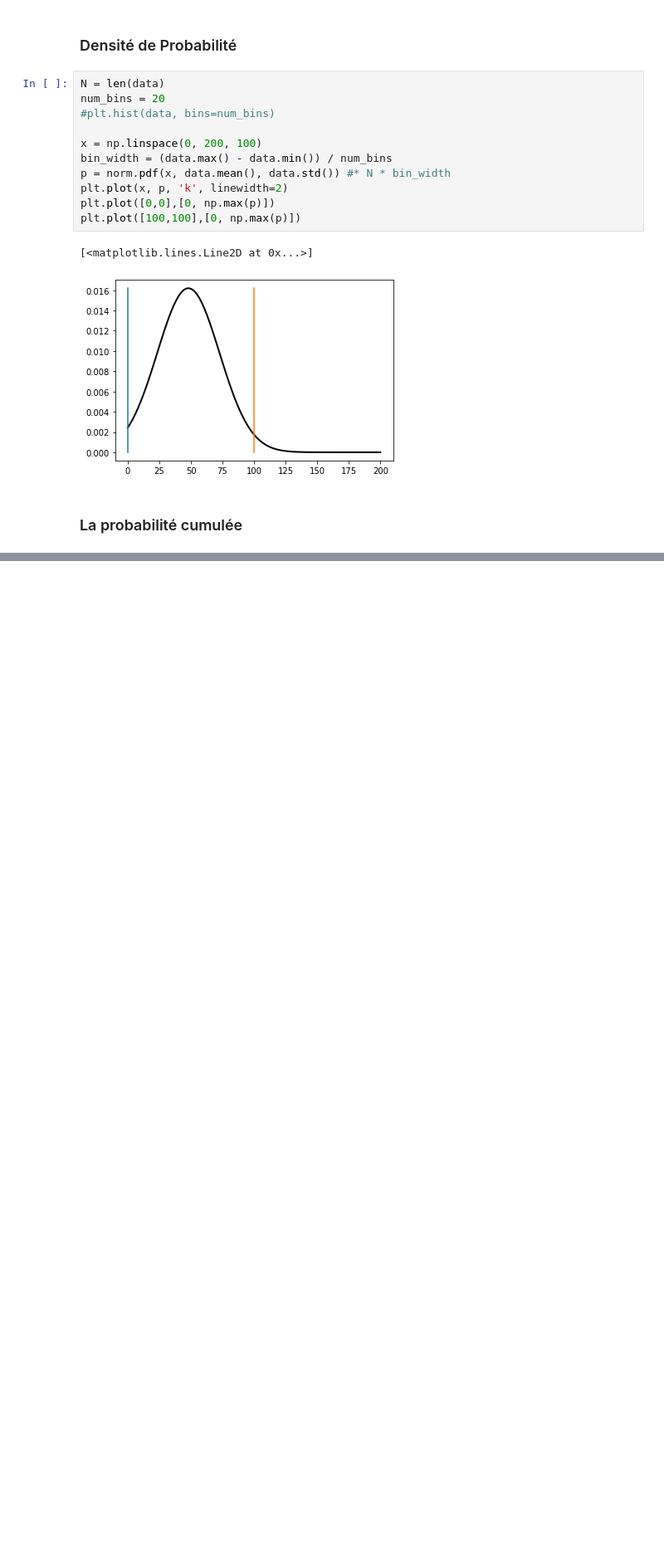
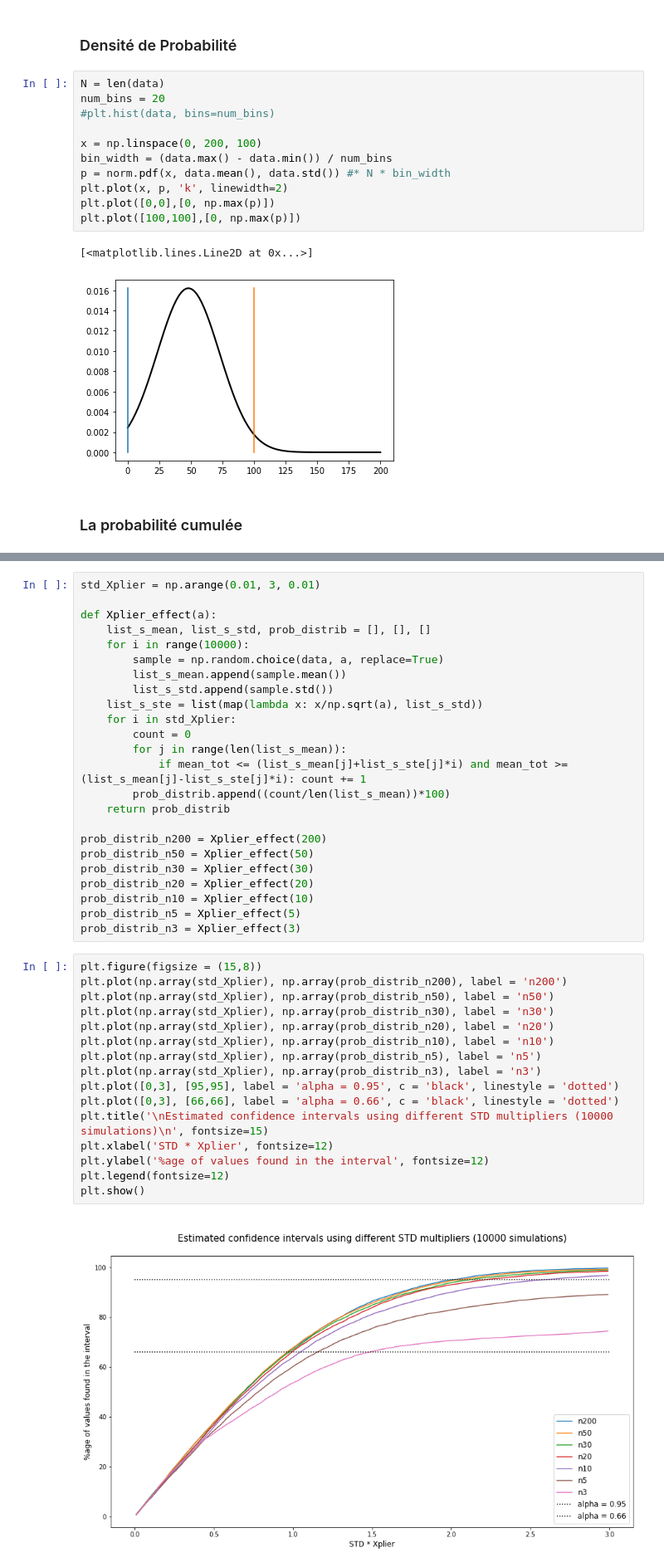
Before and after one commit to MickaWilk/Simplon_Projects, a Jupyter notebook: Exos/Stat Mat 6 Demonstration/Fish.ipynb, the cells around one changed output, grey strips where cells are left out. Shown at 83% size. Cells and saved outputs as stored; diff of their text form; blank space fills up the shorter version.

```diff
--- a/Exos/Stat Mat 6 Demonstration/Fish.ipynb
+++ b/Exos/Stat Mat 6 Demonstration/Fish.ipynb
@@ -151,0 +189,42 @@ plt.plot([100,100],[0, np.max(p)])
+# %%
+std_Xplier = np.arange(0.01, 3, 0.01)
+
+def Xplier_effect(a):
+    list_s_mean, list_s_std, prob_distrib = [], [], []
+    for i in range(10000):
+        sample = np.random.choice(data, a, replace=True)
+        list_s_mean.append(sample.mean())
+        list_s_std.append(sample.std())
+    list_s_ste = list(map(lambda x: x/np.sqrt(a), list_s_std))
+    for i in std_Xplier:
+        count = 0
+        for j in range(len(list_s_mean)):
+            if mean_tot <= (list_s_mean[j]+list_s_ste[j]*i) and mean_tot >= (list_s_mean[j]-list_s_ste[j]*i): count += 1
+        prob_distrib.append((count/len(list_s_mean))*100)
+    return prob_distrib
+
+prob_distrib_n200 = Xplier_effect(200)
+prob_distrib_n50 = Xplier_effect(50)
+prob_distrib_n30 = Xplier_effect(30)
+prob_distrib_n20 = Xplier_effect(20)
+prob_distrib_n10 = Xplier_effect(10)
+prob_distrib_n5 = Xplier_effect(5)
+prob_distrib_n3 = Xplier_effect(3)
+# %%
+plt.figure(figsize = (15,8))
+plt.plot(np.array(std_Xplier), np.array(prob_distrib_n200), label = 'n200')
+plt.plot(np.array(std_Xplier), np.array(prob_distrib_n50), label = 'n50')
+plt.plot(np.array(std_Xplier), np.array(prob_distrib_n30), label = 'n30')
+plt.plot(np.array(std_Xplier), np.array(prob_distrib_n20), label = 'n20')
+plt.plot(np.array(std_Xplier), np.array(prob_distrib_n10), label = 'n10')
+plt.plot(np.array(std_Xplier), np.array(prob_distrib_n5), label = 'n5')
+plt.plot(np.array(std_Xplier), np.array(prob_distrib_n3), label = 'n3')
+plt.plot([0,3], [95,95], label = 'alpha = 0.95', c = 'black', linestyle = 'dotted')
+plt.plot([0,3], [66,66], label = 'alpha = 0.66', c = 'black', linestyle = 'dotted')
+plt.title('\nEstimated confidence intervals using different STD multipliers (10000 simulations)\n', fontsize=15)
+plt.xlabel('STD * Xplier', fontsize=12)
+plt.ylabel('%age of values found in the interval', fontsize=12)
+plt.legend(fontsize=12)
+plt.show()
+# %% [output]
+[figure, added]
```
Also changed, not shown: parts of 6 cells of this notebook.
